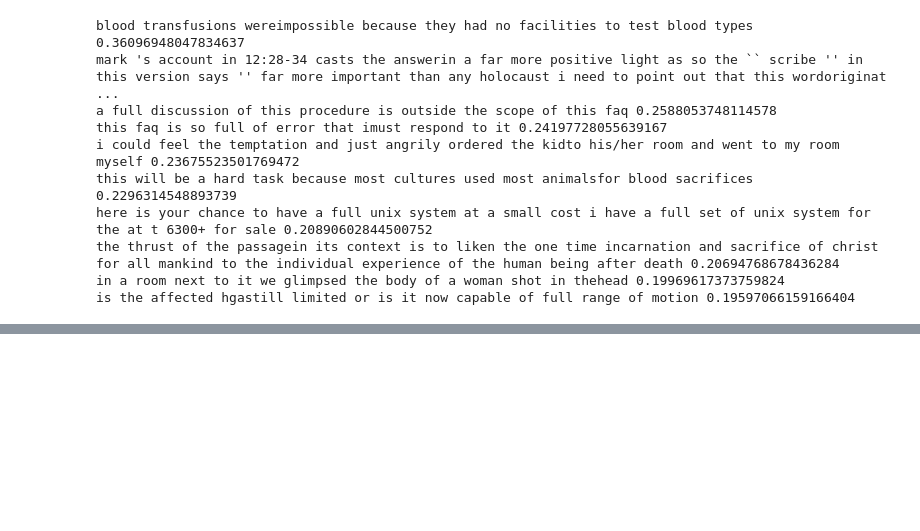
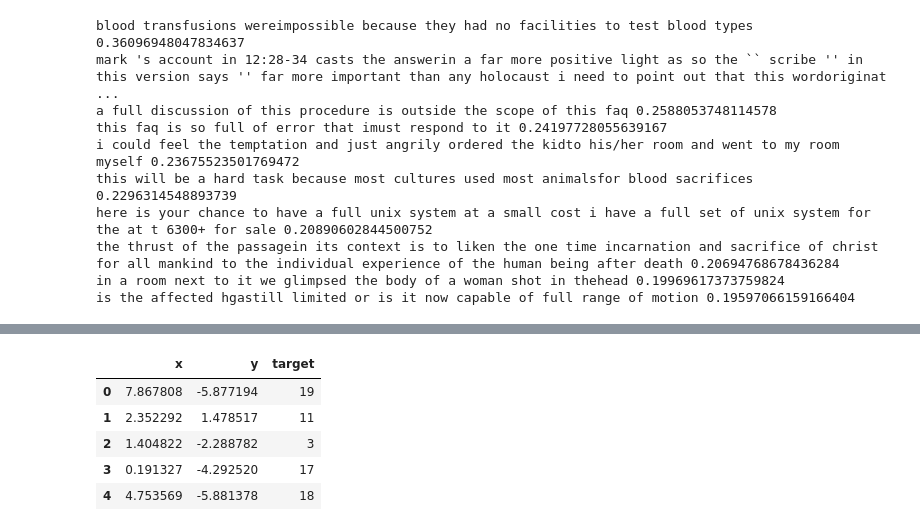
Before and after one commit to afflint/nlp, a Jupyter notebook: nlp/vectorspace.ipynb, the cells around one changed output, grey strips where cells are left out. Drawn from its saved outputs; the diff is of its cells as text; code cells hidden in the pictures; blank space fills up the shorter version.

```diff
--- a/nlp/vectorspace.ipynb
+++ b/nlp/vectorspace.ipynb
@@ -268,0 +318,9 @@ is the affected hgastill limited or is it now capable of full range of motion 0.
+# %%
+Fd.head()
+# %% [output]
+|  | x | y | target |
+| 0 | 7.867808 | -5.877194 | 19 |
+| 1 | 2.352292 | 1.478517 | 11 |
+| 2 | 1.404822 | -2.288782 | 3 |
+| 3 | 0.191327 | -4.292520 | 17 |
+| 4 | 4.753569 | -5.881378 | 18 |
```
Also changed, not shown: parts of 17 cells of this notebook, 2 other files.
